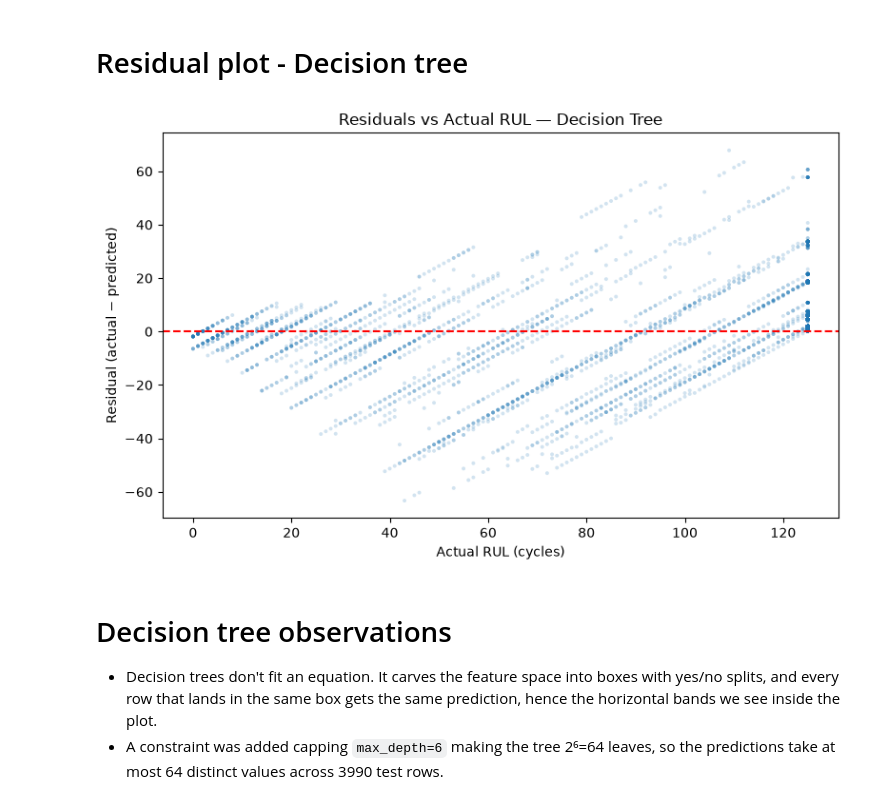
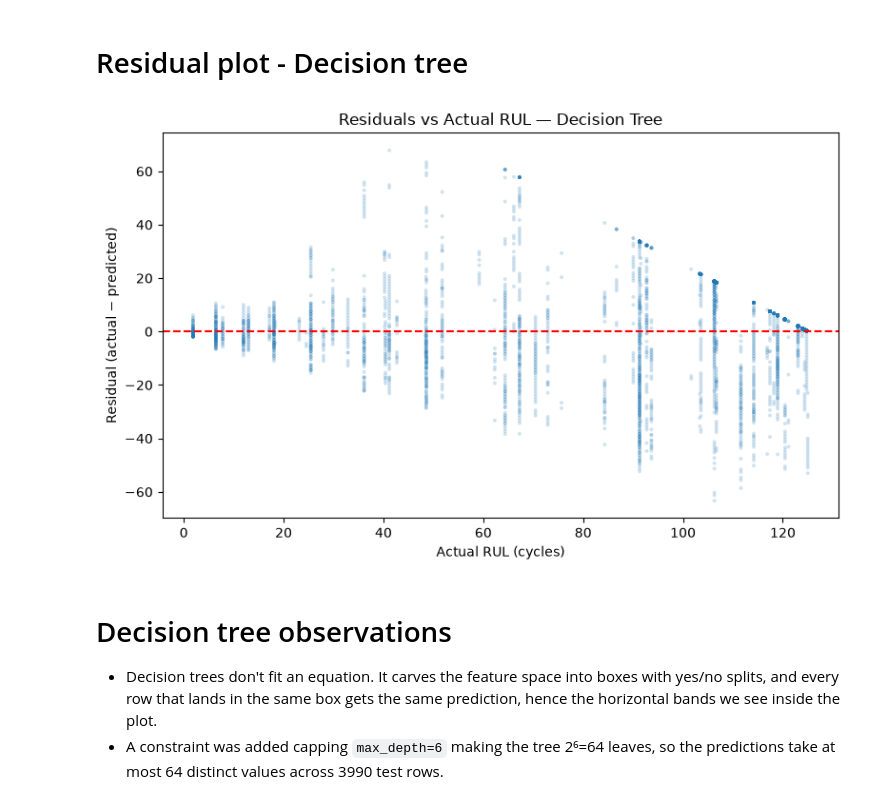
Before and after one commit to morgan-swe/Nasa-Rocket-Engine-Predictive-Maintenance, a Jupyter notebook: notebooks/06_model_training.ipynb, the cells around one changed output. Saved outputs shown, nothing was run; the diff lists cells and outputs as text; code cells hidden in the pictures.

```diff
--- a/notebooks/06_model_training.ipynb
+++ b/notebooks/06_model_training.ipynb
@@ -269,25 +269,25 @@ plt.show()
 # %% [markdown]
 # Residual plot - Decision tree
 # %%
-residuals = y_test - dt_predictions
+dt_residuals = y_test - dt_predictions
 
 fig, ax = plt.subplots(figsize=(8, 5))
-ax.scatter(y_test, residuals, alpha=0.2, s=8, edgecolor='none')
+ax.scatter(dt_predictions, dt_residuals, alpha=0.2, s=8, edgecolor='none')
 ax.axhline(0, color='red', linestyle='--', linewidth=1.5)
 ax.set_xlabel('Actual RUL (cycles)')
 ax.set_ylabel('Residual (actual − predicted)')
 ax.set_title('Residuals vs Actual RUL — Decision Tree')
 
 # Save the plot
 plt.tight_layout()
 
 plt.savefig("../reports/figures/decision_tree_residual_plot.png",
             dpi=300,
             bbox_inches="tight")
 
 plt.show()
 # %% [output]
-[figure, old version]
+[figure, new version]
 # %% [markdown]
 # Decision tree observations
 
```
Also changed, not shown: parts of 1 cell of this notebook.
